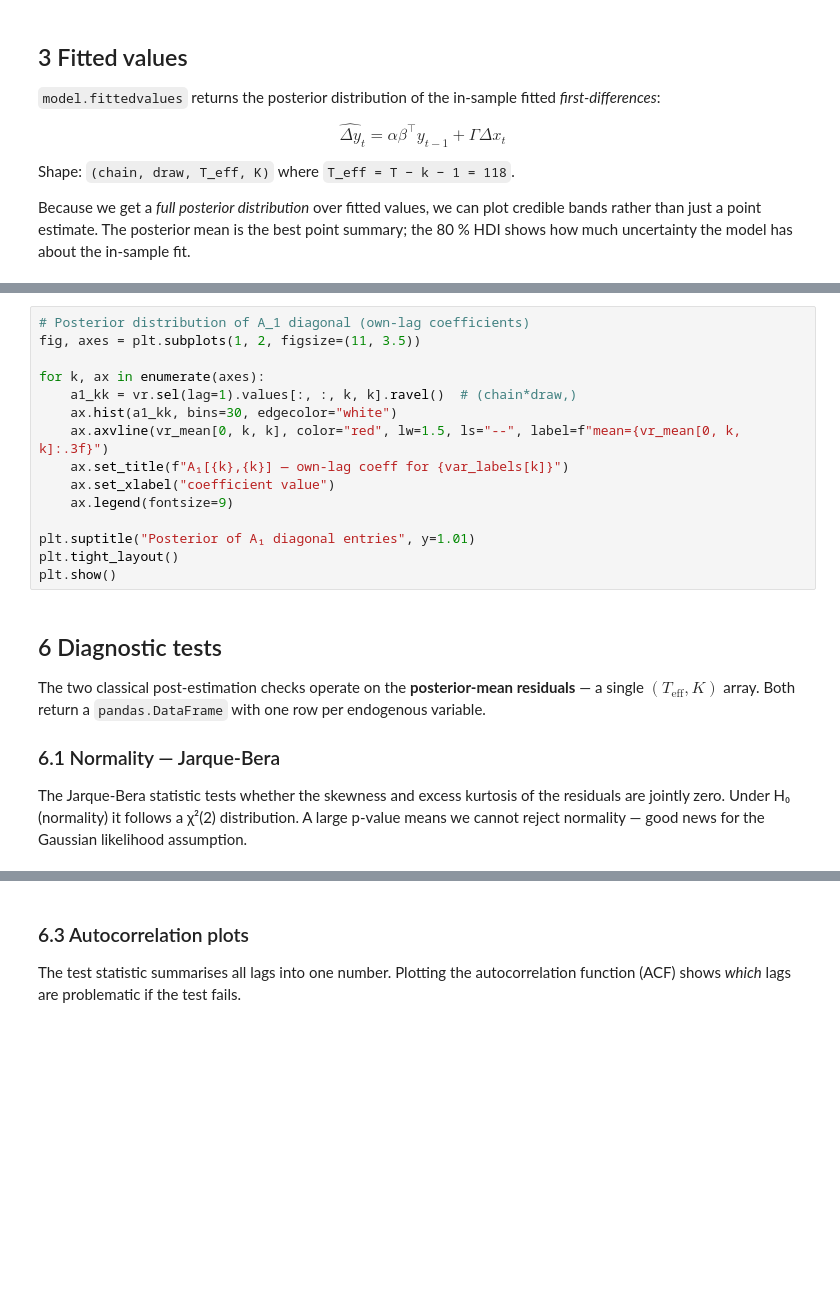
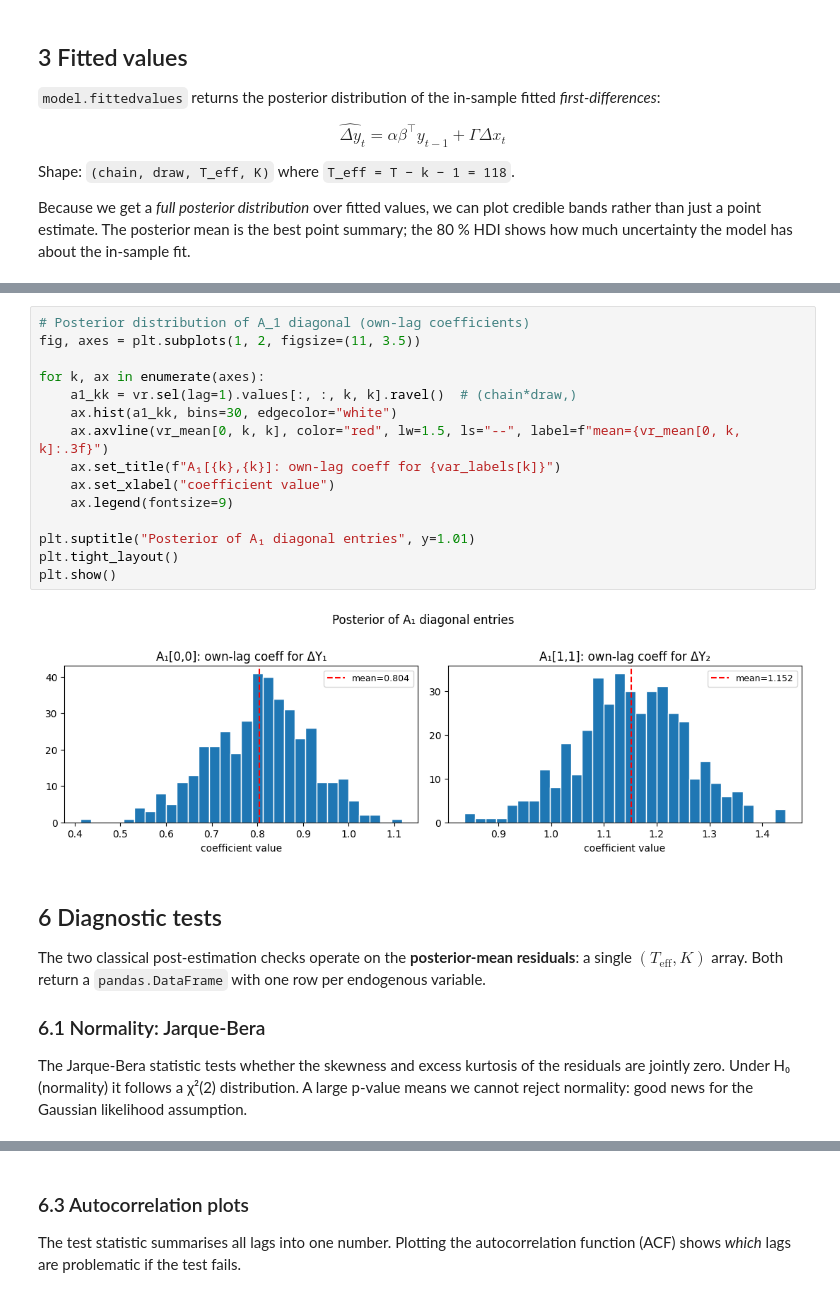
Before and after one commit to raz1470/bayesian_vecm, a Jupyter notebook: notebooks/build/08_output_methods_walkthrough.ipynb, the cells around one changed output, grey strips where cells are left out. Saved outputs shown, nothing was run; the diff lists cells and outputs as text; blank space fills up the shorter version.

```diff
--- a/notebooks/build/08_output_methods_walkthrough.ipynb
+++ b/notebooks/build/08_output_methods_walkthrough.ipynb
@@ -200,26 +242,28 @@ for j in range(vr_mean.shape[0]):
 # %%
 # Posterior distribution of A_1 diagonal (own-lag coefficients)
 fig, axes = plt.subplots(1, 2, figsize=(11, 3.5))
 
 for k, ax in enumerate(axes):
     a1_kk = vr.sel(lag=1).values[:, :, k, k].ravel()  # (chain*draw,)
     ax.hist(a1_kk, bins=30, edgecolor="white")
     ax.axvline(vr_mean[0, k, k], color="red", lw=1.5, ls="--", label=f"mean={vr_mean[0, k, k]:.3f}")
-    ax.set_title(f"A₁[{k},{k}] — own-lag coeff for {var_labels[k]}")
+    ax.set_title(f"A₁[{k},{k}]: own-lag coeff for {var_labels[k]}")
     ax.set_xlabel("coefficient value")
     ax.legend(fontsize=9)
 
 plt.suptitle("Posterior of A₁ diagonal entries", y=1.01)
 plt.tight_layout()
 plt.show()
+# %% [output]
+[figure, added]
 # %% [markdown]
 ## 6  Diagnostic tests
 
-The two classical post-estimation checks operate on the **posterior-mean residuals** — a single $(T_{\text{eff}}, K)$ array.  Both return a `pandas.DataFrame` with one row per endogenous variable.
+The two classical post-estimation checks operate on the **posterior-mean residuals**: a single $(T_{\text{eff}}, K)$ array.  Both return a `pandas.DataFrame` with one row per endogenous variable.
 
-### 6.1  Normality — Jarque-Bera
+### 6.1  Normality: Jarque-Bera
 
-The Jarque-Bera statistic tests whether the skewness and excess kurtosis of the residuals are jointly zero.  Under H₀ (normality) it follows a χ²(2) distribution.  A large p-value means we cannot reject normality — good news for the Gaussian likelihood assumption.
+The Jarque-Bera statistic tests whether the skewness and excess kurtosis of the residuals are jointly zero.  Under H₀ (normality) it follows a χ²(2) distribution.  A large p-value means we cannot reject normality: good news for the Gaussian likelihood assumption.
 # %%
 norm_results = model.test_normality()
 norm_results.index = var_labels
```
Also changed, not shown: parts of 17 cells of this notebook, 16 other files.
